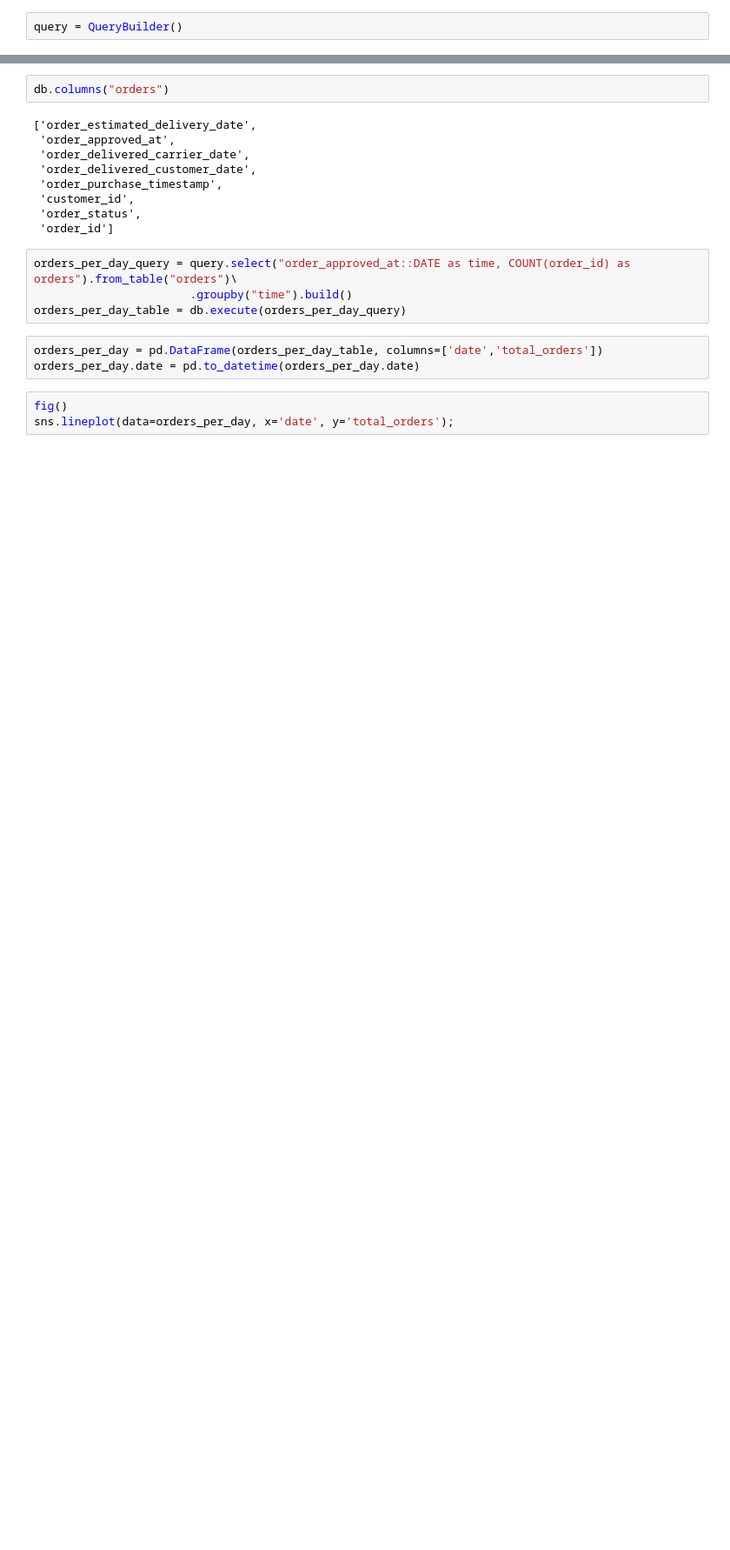
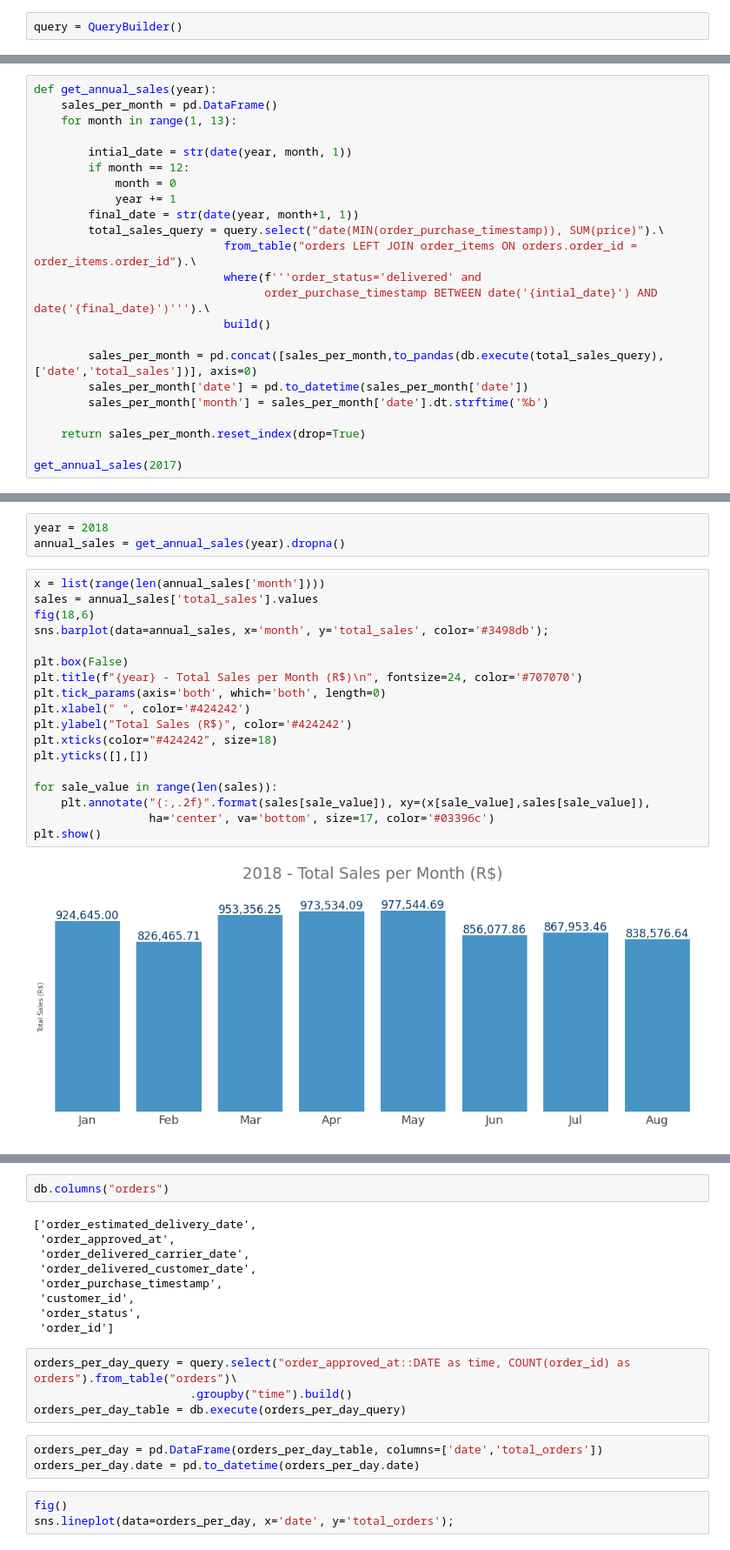
Before and after one commit to pauloreis-ds/olist, a Jupyter notebook: business_questions_insights/notebooks/1.0-pr-data-analysis-postgresql.ipynb, the cells around one changed output, grey strips where cells are left out. Shown at 87% size. Saved outputs shown, nothing was run; the diff lists cells and outputs as text; blank space fills up the shorter version.

```diff
--- a/business_questions_insights/notebooks/1.0-pr-data-analysis-postgresql.ipynb
+++ b/business_questions_insights/notebooks/1.0-pr-data-analysis-postgresql.ipynb
@@ -177,0 +227,23 @@ query = QueryBuilder()
+# %%
+def get_annual_sales(year):
+    sales_per_month = pd.DataFrame()
+    for month in range(1, 13):
+
+        intial_date = str(date(year, month, 1))
+        if month == 12:
+            month = 0
+            year += 1
+        final_date = str(date(year, month+1, 1))
+        total_sales_query = query.select("date(MIN(order_purchase_timestamp)), SUM(price)").\
+                            from_table("orders LEFT JOIN order_items ON orders.order_id = order_items.order_id").\
+                            where(f'''order_status='delivered' and
+                                  order_purchase_timestamp BETWEEN date('{intial_date}') AND date('{final_date}')''').\
+                            build()
+
+        sales_per_month = pd.concat([sales_per_month,to_pandas(db.execute(total_sales_query),['date','total_sales'])], axis=0)
+        sales_per_month['date'] = pd.to_datetime(sales_per_month['date'])
+        sales_per_month['month'] = sales_per_month['date'].dt.strftime('%b')
+
+    return sales_per_month.reset_index(drop=True)
+
+get_annual_sales(2017)
@@ -177,0 +264,23 @@ query = QueryBuilder()
+# %%
+year = 2018
+annual_sales = get_annual_sales(year).dropna()
+# %%
+x = list(range(len(annual_sales['month'])))
+sales = annual_sales['total_sales'].values
+fig(18,6)
+sns.barplot(data=annual_sales, x='month', y='total_sales', color='#3498db');
+
+plt.box(False)
+plt.title(f"{year} - Total Sales per Month (R$)\n", fontsize=24, color='#707070')
+plt.tick_params(axis='both', which='both', length=0)
+plt.xlabel(" ", color='#424242')
+plt.ylabel("Total Sales (R$)", color='#424242')
+plt.xticks(color="#424242", size=18)
+plt.yticks([],[])
+
+for sale_value in range(len(sales)):
+    plt.annotate("{:,.2f}".format(sales[sale_value]), xy=(x[sale_value],sales[sale_value]),
+                 ha='center', va='bottom', size=17, color='#03396c')
+plt.show()
+# %% [output]
+[figure, added]
```
Also changed, not shown: parts of 32 cells of this notebook, 2 other files.
